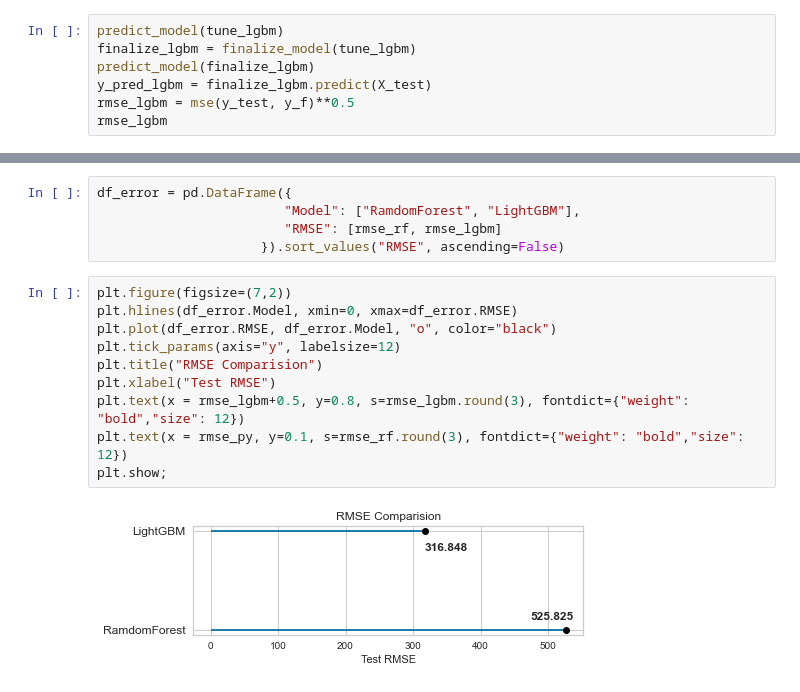
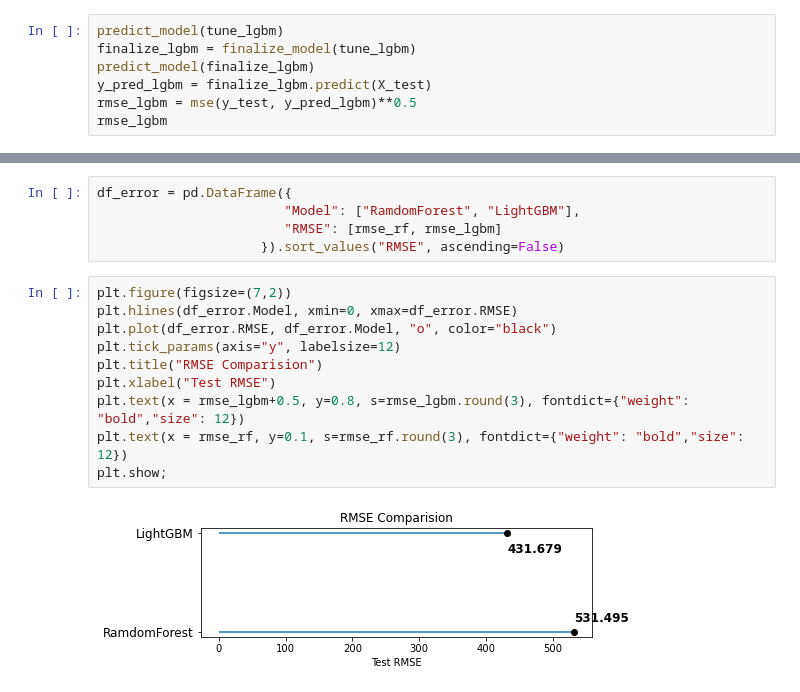
Before and after one commit to MarioGar25/Diamonds-everywhere, a Jupyter notebook: Diamonds-ML-Model.ipynb, the cells around one changed output, grey strips where cells are left out. Drawn from its saved outputs; the diff is of its cells as text.

```diff
--- a/Diamonds-ML-Model.ipynb
+++ b/Diamonds-ML-Model.ipynb
@@ -705,7 +712,7 @@ predict_model(tune_lgbm)
 finalize_lgbm = finalize_model(tune_lgbm)
 predict_model(finalize_lgbm)
 y_pred_lgbm = finalize_lgbm.predict(X_test)
-rmse_lgbm = mse(y_test, y_f)**0.5
+rmse_lgbm = mse(y_test, y_pred_lgbm)**0.5
 rmse_lgbm
 # %% [output]
 |  | Model | MAE | MSE | RMSE | R2 | RMSLE | MAPE |
@@ -749,12 +756,12 @@ df_error = pd.DataFrame({
 # %%
 plt.figure(figsize=(7,2))
 plt.hlines(df_error.Model, xmin=0, xmax=df_error.RMSE)
 plt.plot(df_error.RMSE, df_error.Model, "o", color="black")
 plt.tick_params(axis="y", labelsize=12)
 plt.title("RMSE Comparision")
 plt.xlabel("Test RMSE")
 plt.text(x = rmse_lgbm+0.5, y=0.8, s=rmse_lgbm.round(3), fontdict={"weight": "bold","size": 12})
-plt.text(x = rmse_py, y=0.1, s=rmse_rf.round(3), fontdict={"weight": "bold","size": 12})
+plt.text(x = rmse_rf, y=0.1, s=rmse_rf.round(3), fontdict={"weight": "bold","size": 12})
 plt.show;
 # %% [output]
-[figure, old version]
+[figure, new version]
```
Also changed, not shown: parts of 18 cells of this notebook.
